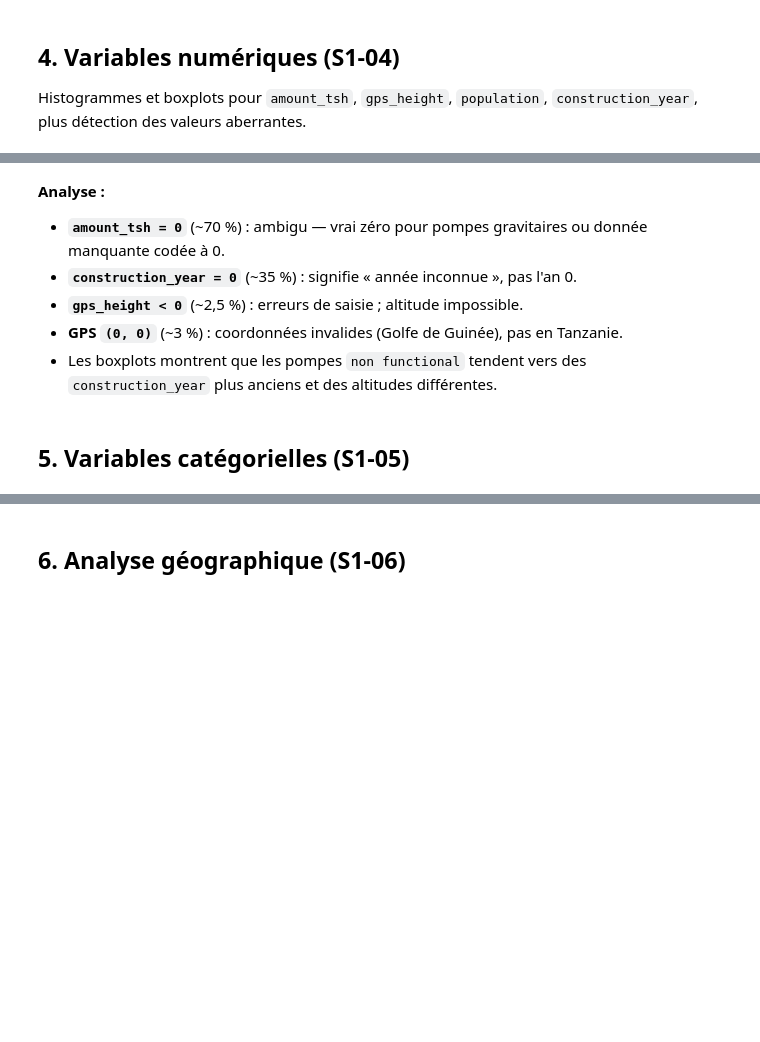
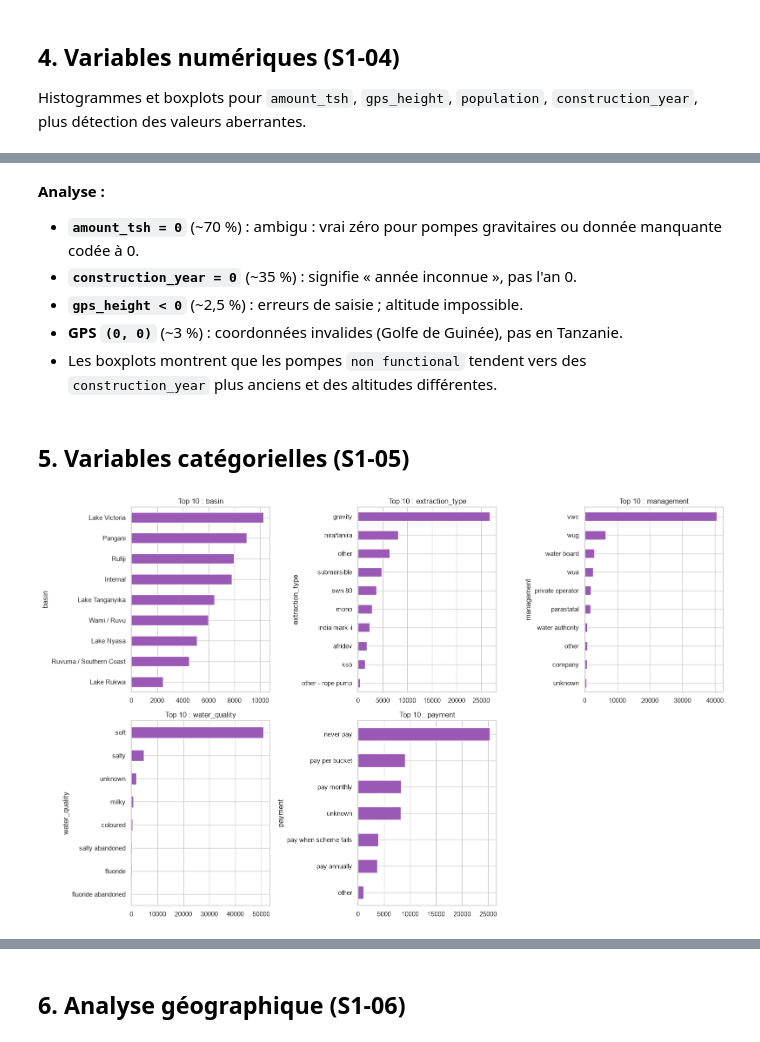
Before and after one commit to Traorehub/aquasense-ai, a Jupyter notebook: notebooks/01_eda.ipynb, the cells around one changed output, grey strips where cells are left out. Saved outputs shown, nothing was run; the diff lists cells and outputs as text; code cells hidden in the pictures; blank space fills up the shorter version.

```diff
--- a/notebooks/01_eda.ipynb
+++ b/notebooks/01_eda.ipynb
@@ -156,6 +203,6 @@ display(anomaly_df)
 # %% [markdown]
 **Analyse :**
-- **`amount_tsh = 0`** (~70 %) : ambigu — vrai zéro pour pompes gravitaires ou donnée manquante codée à 0.
+- **`amount_tsh = 0`** (~70 %) : ambigu : vrai zéro pour pompes gravitaires ou donnée manquante codée à 0.
 - **`construction_year = 0`** (~35 %) : signifie « année inconnue », pas l'an 0.
 - **`gps_height < 0`** (~2,5 %) : erreurs de saisie ; altitude impossible.
 - **GPS `(0, 0)`** (~3 %) : coordonnées invalides (Golfe de Guinée), pas en Tanzanie.
@@ -165,16 +212,18 @@ display(anomaly_df)
 # %%
 cat_cols = ["basin", "extraction_type", "management", "water_quality", "payment"]
 
 fig, axes = plt.subplots(2, 3, figsize=(16, 10))
 axes = axes.ravel()
 for ax, col in zip(axes, cat_cols):
-    top = df_train[col].value_counts().head(10)
-    top.plot.barh(ax=ax, color="#9b59b6", edgecolor="white")
-    ax.set_title(f"Top 10 — {col}")
-    ax.invert_yaxis()
+ top = df_train[col].value_counts().head(10)
+ top.plot.barh(ax=ax, color="#9b59b6", edgecolor="white")
+ ax.set_title(f"Top 10 : {col}")
+ ax.invert_yaxis()
 axes[-1].axis("off")
 plt.tight_layout()
 plt.show()
+# %% [output]
+[figure, added]
 # %%
 fig, ax = plt.subplots(figsize=(12, 6))
 ct = pd.crosstab(df_train["basin"], df_train["status_group"], normalize="index") * 100
```
Also changed, not shown: parts of 23 cells of this notebook, 50 other files.
